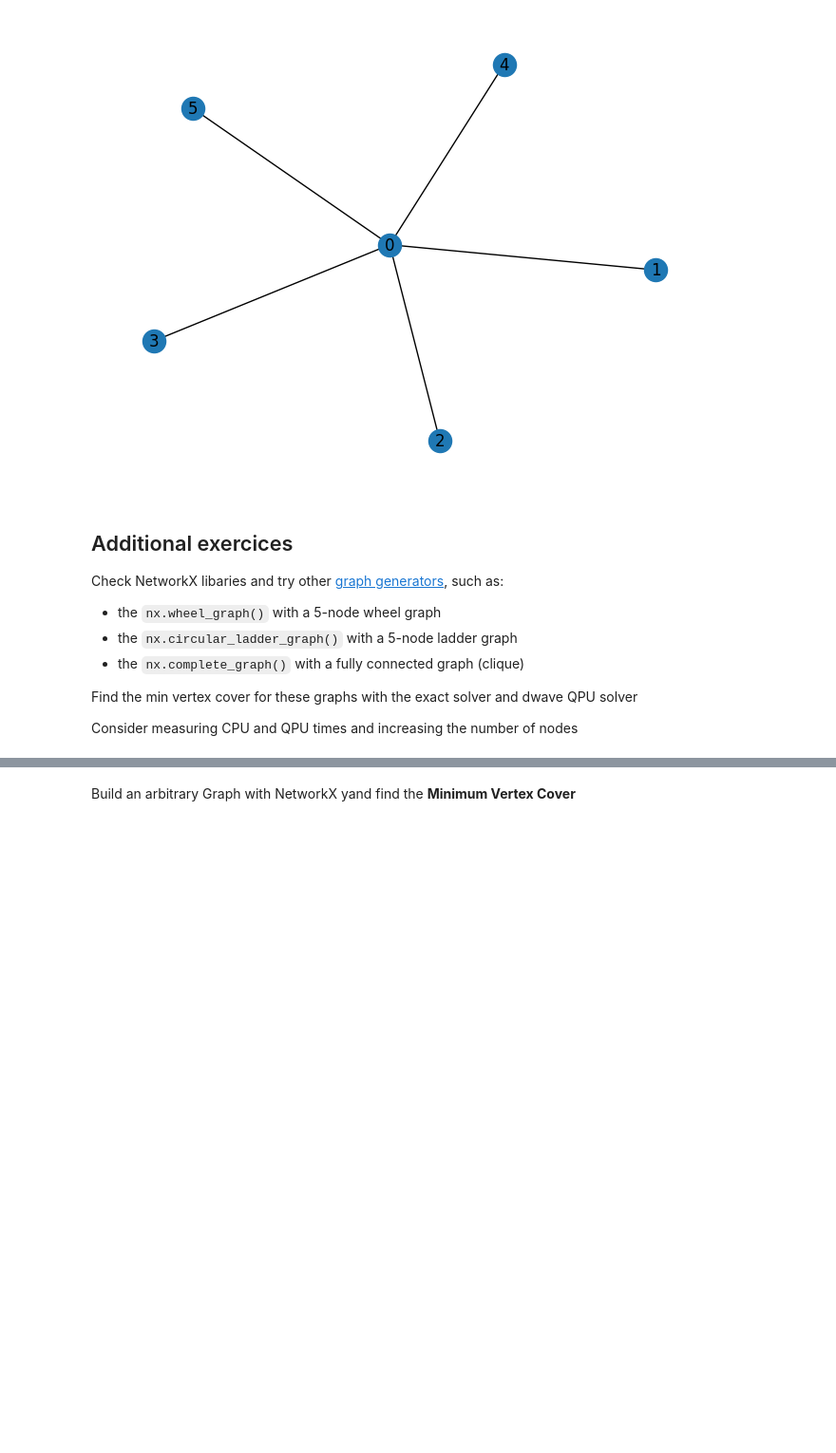
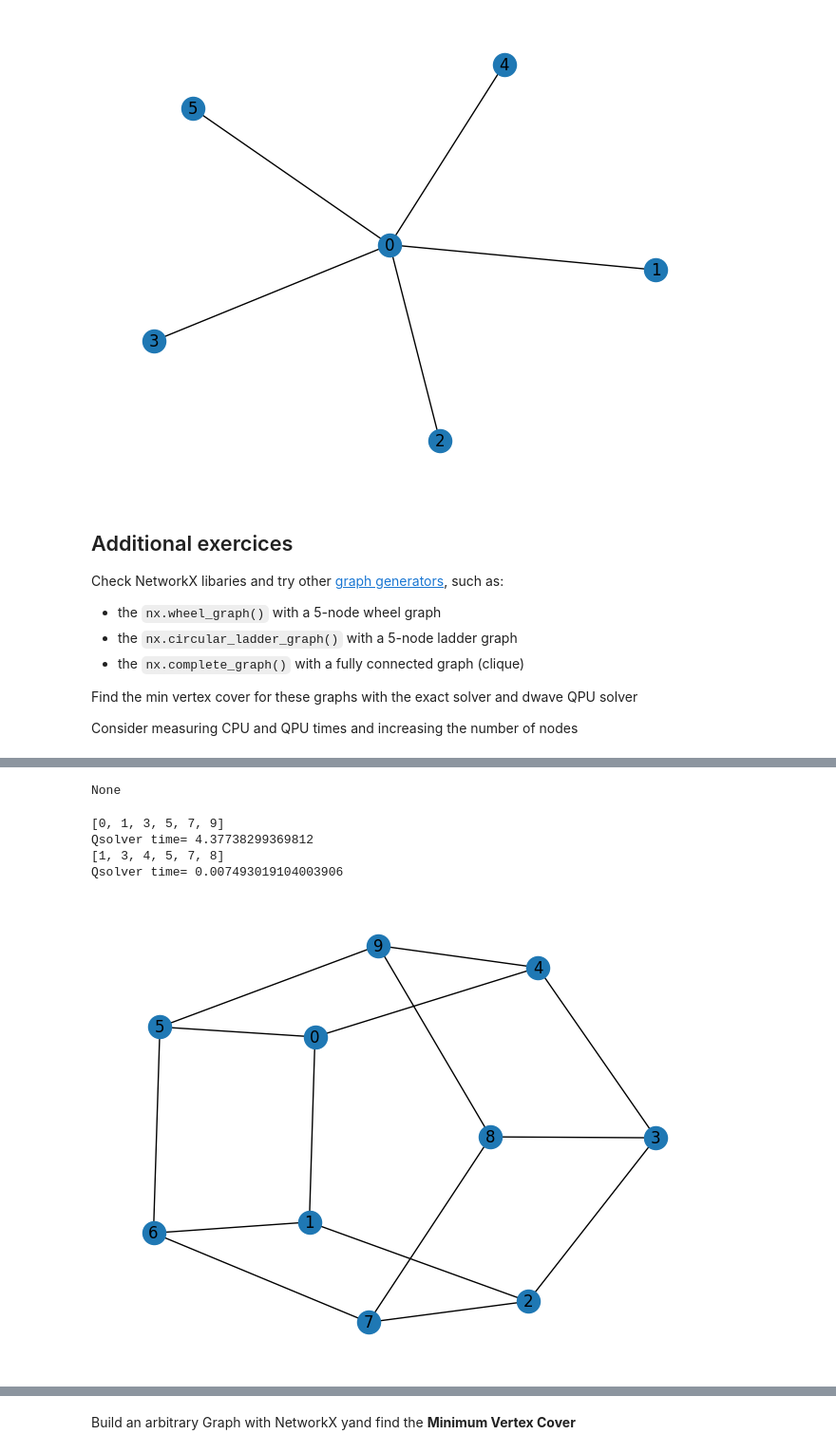
Before and after one commit to JLopard/dwaverepo, a Jupyter notebook: 01_vertex_cover.ipynb, the cells around one changed output, grey strips where cells are left out. Shown: that part at 95% size. Saved outputs shown, nothing was run; the diff lists cells and outputs as text; code cells hidden in the pictures; blank space fills up the shorter version.

```diff
--- a/01_vertex_cover.ipynb
+++ b/01_vertex_cover.ipynb
@@ -139,0 +128,23 @@ Qsolver time= 0.005746126174926758
+# %%
+#Creamos un grafo circular ladder
+clg5 = nx.circular_ladder_graph(5)
+display(nx.draw(clg5,with_labels=True))
+
+#Lo resolvemos en la qpu
+t_init=time.time()
+sampler = EmbeddingComposite(DWaveSampler())
+print(dnx.min_vertex_cover(clg5, sampler))
+print('Qsolver time=',time.time()-t_init)
+
+#Lo resolvemos en la cpu
+t_init=time.time()
+sampler = ExactSolver()
+print(dnx.min_vertex_cover(clg5, sampler))
+print('Qsolver time=',time.time()-t_init)
+# %% [output]
+None
+[0, 1, 3, 5, 7, 9]
+Qsolver time= 4.37738299369812
+[1, 3, 4, 5, 7, 8]
+Qsolver time= 0.007493019104003906
+[figure, added]
```
Also changed, not shown: parts of 4 cells of this notebook, 3 other files.
